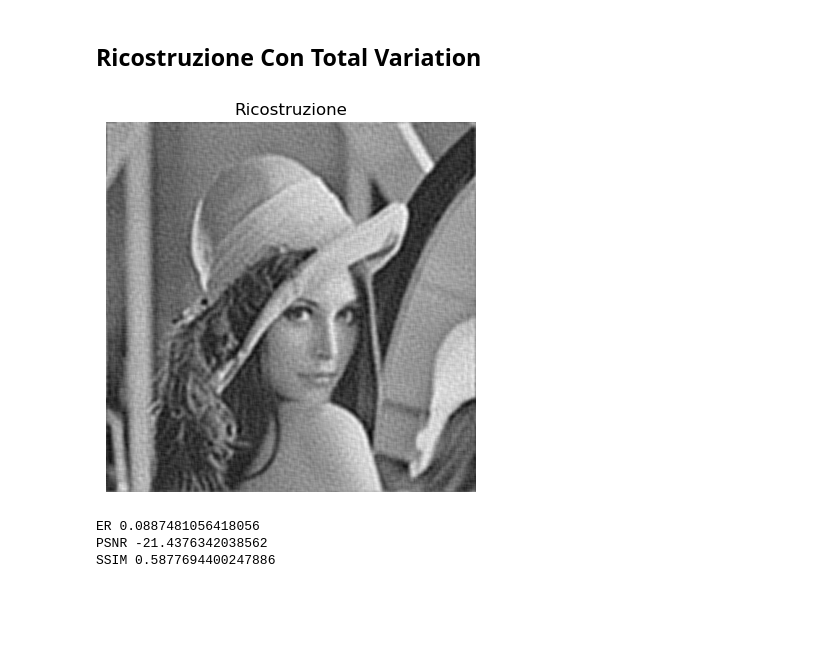
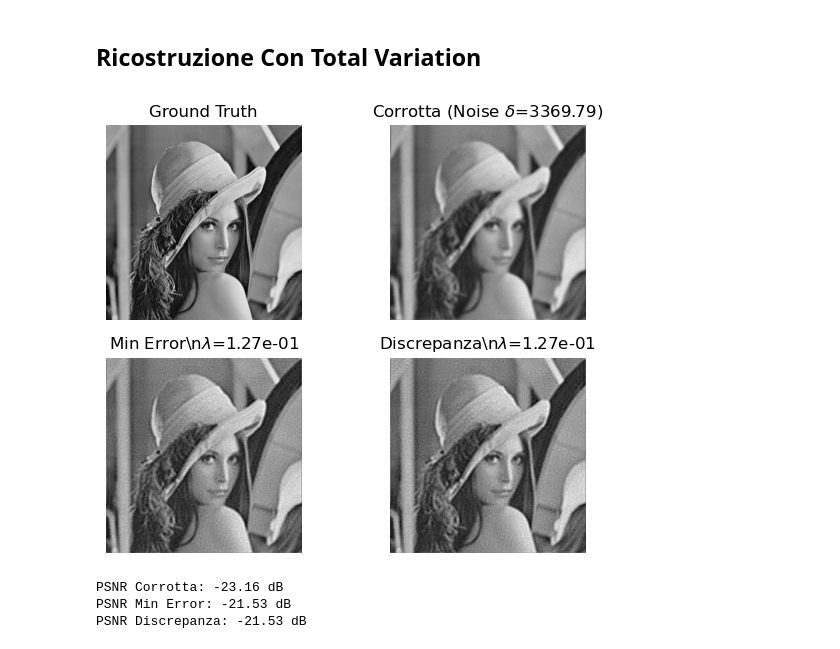
Before and after one commit to ItsTixel/calcolo_numerico, a Jupyter notebook: homeworks/hw4/hw_4.ipynb, the cells around one changed output. Cells and saved outputs as stored; diff of their text form; code cells hidden in the pictures; blank space fills up the shorter version.

```diff
--- a/homeworks/hw4/hw_4.ipynb
+++ b/homeworks/hw4/hw_4.ipynb
@@ -279,35 +279,56 @@ SSIM 0.6555514338227195
 # %%
 # Calcolo soluzione regolarizzata con Total Variation
 # problema di minimo risolto con Discesa Gradiente
 
 # Solver per Total Variation
 gd_tv_solver = solvers.GDTotalVariation(A, beta=1e-3)
 
 # Scelta parametri TV (beta e lambda)
 beta = 1e-3
 lmbda = 0.1
 
 # Scelta di x0, kmax, tolf, tolx
 x0 = np.zeros_like(x)
 kmax = 30
 tolf = 1e-8
 tolx = 1e-8
 
 # Soluzione
 x_TV, obj_val, grad_norm = gd_tv_solver.solve(y_delta, lmbda, x0, kmax, tolf, tolx)
 
-# Visualizzazione ricostruzione
-plt.imshow(x_TV, cmap="gray")
+# 1. Immagine Originale (Ground Truth)
+plt.subplot(2, 2, 1)
+plt.imshow(x, cmap="gray")
 plt.axis("off")
-plt.title("Ricostruzione")
+plt.title("Ground Truth")
+
+# 2. Immagine Corrotta (Input)
+plt.subplot(2, 2, 2)
+plt.imshow(y_delta, cmap="gray")
+plt.axis("off")
+plt.title(fr"Corrotta (Noise $\delta$={noise_norm:.2f})")
+
+# 3. Soluzione Minimo Errore (Ideale teorico)
+plt.subplot(2, 2, 3)
+plt.imshow(x_best_err, cmap="gray")
+plt.axis("off")
+plt.title(fr"Min Error $\lambda$={best_lambda_err:.2e}")
+
+# 4. Soluzione Discrepanza (Realistica)
+plt.subplot(2, 2, 4)
+plt.imshow(x_best_disc, cmap="gray")
+plt.axis("off")
+plt.title(fr"Discrepanza $\lambda$={best_lambda_discrepancy:.2e}")
+
+plt.tight_layout()
 plt.show()
 
 #Calcolo metriche di errore
-print('ER',utilities.rel_err(x_TV,x))
-print('PSNR',utilities.psnr(x_TV,x))
-print('SSIM',utilities.ssim(x_TV,x))
+print(f"PSNR Corrotta: {utilities.psnr(y_delta, x):.2f} dB")
+print(f"PSNR Min Error: {utilities.psnr(x_best_err, x):.2f} dB")
+print(f"PSNR Discrepanza: {utilities.psnr(x_best_disc, x):.2f} dB")
 # %% [output]
-[figure, old version]
+[figure, new version]
-ER 0.0887481056418056
-PSNR -21.4376342038562
-SSIM 0.5877694400247886
+PSNR Corrotta: -23.16 dB
+PSNR Min Error: -21.53 dB
+PSNR Discrepanza: -21.53 dB
```
Also changed, not shown: parts of 3 cells of this notebook.
